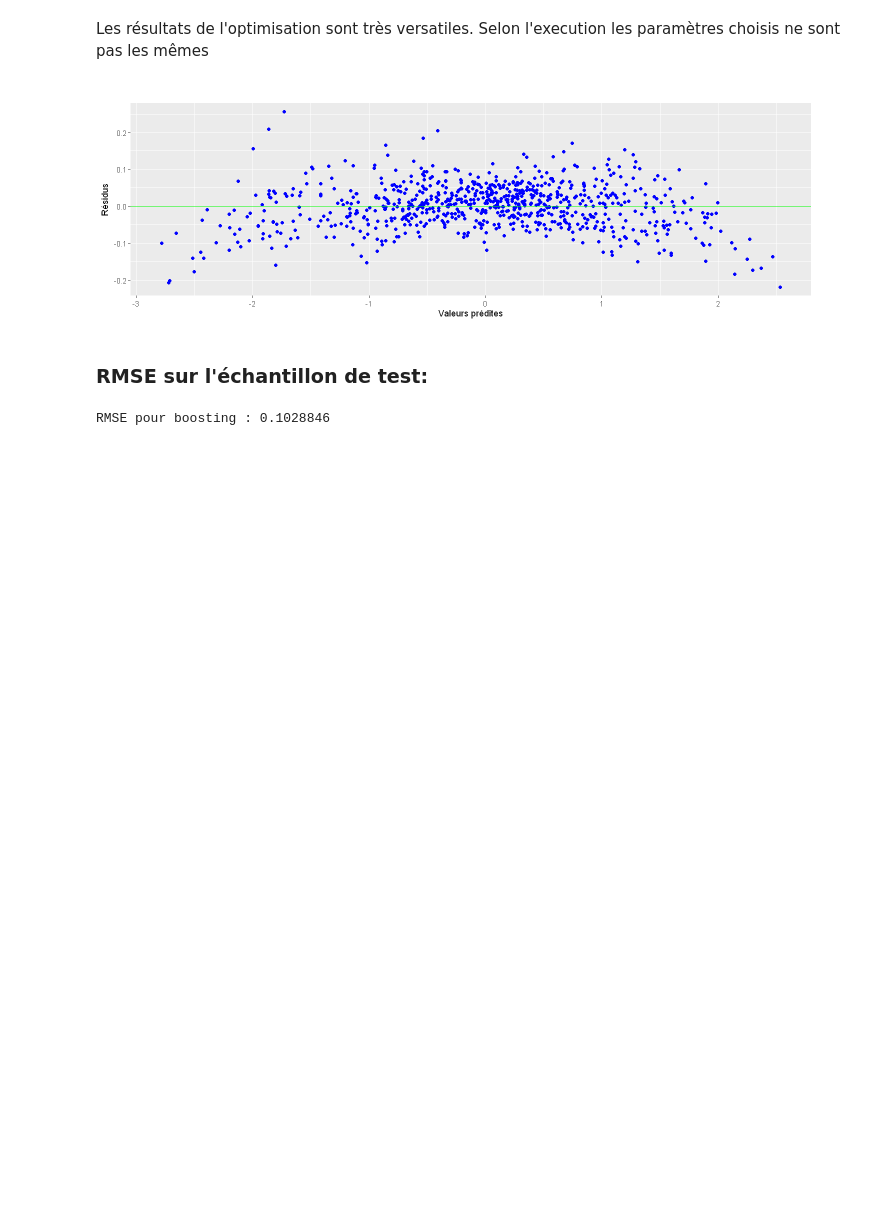
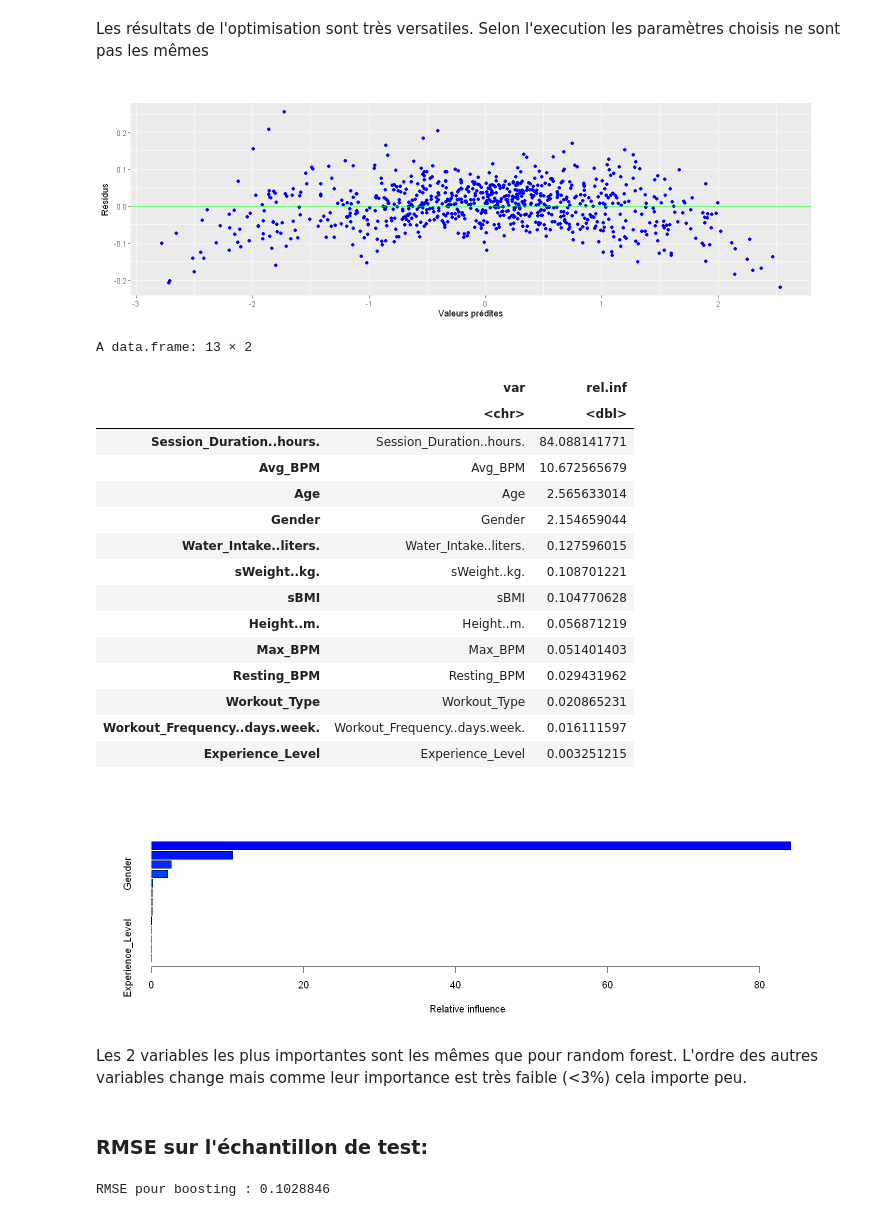
Before and after one commit to Edgar-Neboit/Projet_ML, a Jupyter notebook: Projet_ML_R.ipynb, the cells around one changed output. Cells and saved outputs as stored; diff of their text form; code cells hidden in the pictures; blank space fills up the shorter version.

```diff
--- a/Projet_ML_R.ipynb
+++ b/Projet_ML_R.ipynb
@@ -932,6 +936,29 @@ res.boostr = fit.boostr - y
 gplot.res(fit.boostr, res.boostr, titre = "")
 # %% [output]
 [figure]
+# %%
+# Importance des variables
+summary(boost.reg)
+# %% [output]
+A data.frame: 13 × 2
+|  | var | rel.inf |
+|  | <chr> | <dbl> |
+| Session_Duration..hours. | Session_Duration..hours. | 84.088141771 |
+| Avg_BPM | Avg_BPM | 10.672565679 |
+| Age | Age | 2.565633014 |
+| Gender | Gender | 2.154659044 |
+| Water_Intake..liters. | Water_Intake..liters. | 0.127596015 |
+| sWeight..kg. | sWeight..kg. | 0.108701221 |
+| sBMI | sBMI | 0.104770628 |
+| Height..m. | Height..m. | 0.056871219 |
+| Max_BPM | Max_BPM | 0.051401403 |
+| Resting_BPM | Resting_BPM | 0.029431962 |
+| Workout_Type | Workout_Type | 0.020865231 |
+| Workout_Frequency..days.week. | Workout_Frequency..days.week. | 0.016111597 |
+| Experience_Level | Experience_Level | 0.003251215 |
+[figure, added]
+# %% [markdown]
+Les 2 variables les plus importantes sont les mêmes que pour random forest. L'ordre des autres variables change mais comme leur importance est très faible (<3%) cela importe peu.
 # %% [markdown]
 ### RMSE sur l'échantillon de test:
 # %%
```
Also changed, not shown: parts of 7 cells of this notebook.
